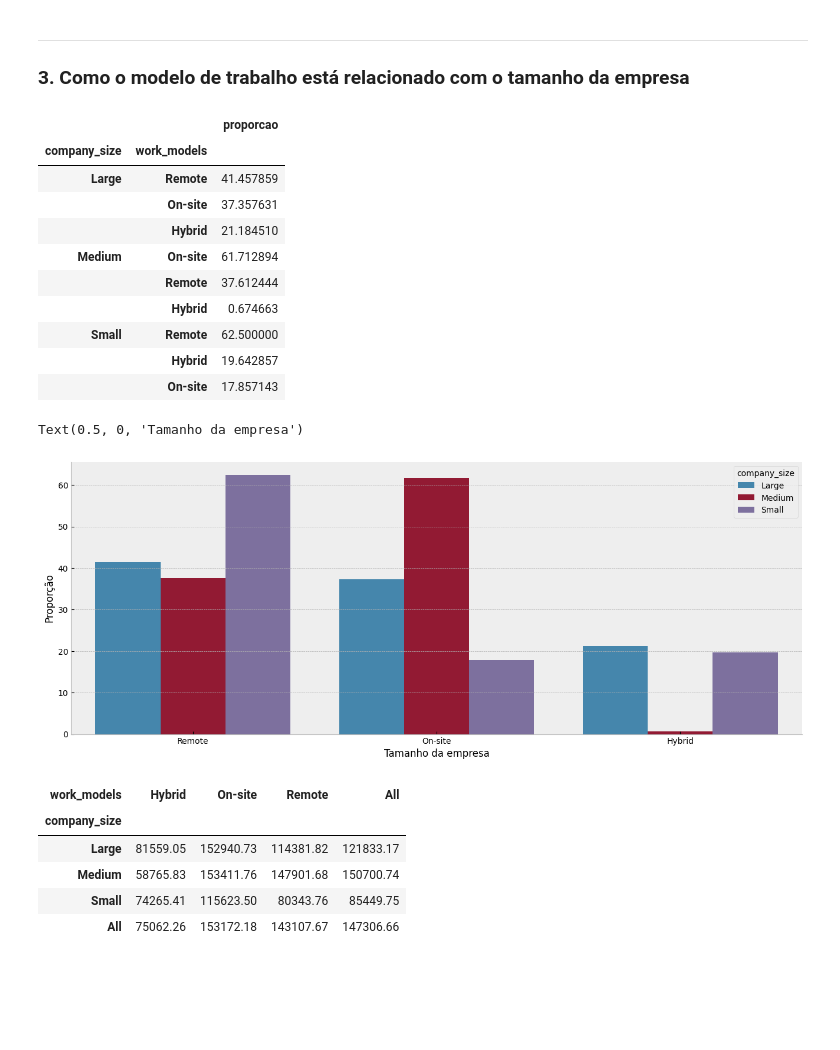
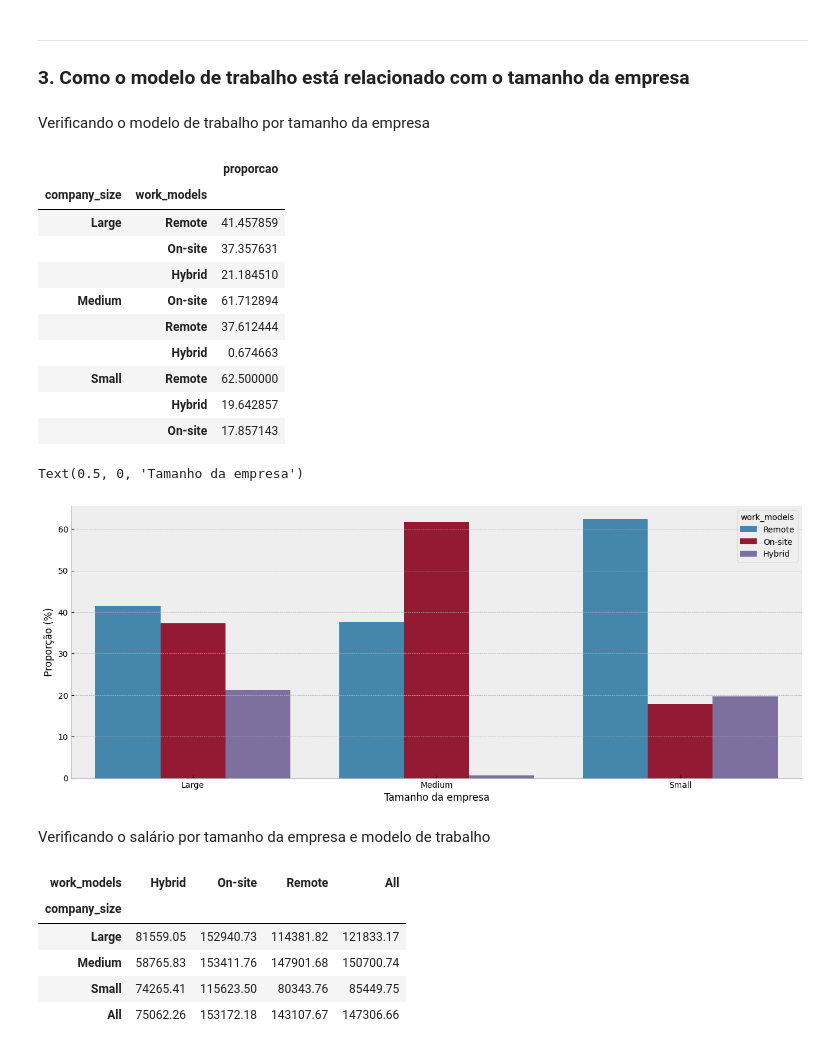
Before and after one commit to Alexandre-Esposte/dive-into-data-careers, a Jupyter notebook: notebook/data_careers_analysis.ipynb, the cells around one changed output. Drawn from its saved outputs; the diff is of its cells as text; code cells hidden in the pictures; blank space fills up the shorter version.

```diff
--- a/notebook/data_careers_analysis.ipynb
+++ b/notebook/data_careers_analysis.ipynb
@@ -952,26 +973,30 @@ fig.savefig('../images/variacao_salarioxworkmodels.png')
 # %% [markdown]
 ---
 ### **3. Como o modelo de trabalho está relacionado com o tamanho da empresa**
+# %% [markdown]
+Verificando o modelo de trabalho por tamanho da empresa
 # %%
 proporcao = estudo.groupby('company_size')['work_models'].value_counts(1).mul(100).to_frame('proporcao')
 display(proporcao)
-sns.barplot(data = proporcao.reset_index(), x='work_models',y = 'proporcao',hue='company_size')
-plt.ylabel('Proporção',size=12)
-plt.xlabel('Tamanho da empresa',size=12)
+sns.barplot(data = proporcao.reset_index(), x='company_size',y = 'proporcao',hue='work_models')
+plt.ylabel('Proporção (%)')
+plt.xlabel('Tamanho da empresa')
 # %% [output]
 |  |  | proporcao |
 | company_size | work_models |  |
 | Large | Remote | 41.457859 |
 |  | On-site | 37.357631 |
 |  | Hybrid | 21.184510 |
 | Medium | On-site | 61.712894 |
 |  | Remote | 37.612444 |
 |  | Hybrid | 0.674663 |
 | Small | Remote | 62.500000 |
 |  | Hybrid | 19.642857 |
 |  | On-site | 17.857143 |
 Text(0.5, 0, 'Tamanho da empresa')
-[figure, old version]
+[figure, new version]
+# %% [markdown]
+Verificando o salário por tamanho da empresa e modelo de trabalho
 # %%
 estudo.pivot_table(index = 'company_size', columns = 'work_models', values='salary_in_usd', margins = True).round(2)
 # %% [output]
```
Also changed, not shown: parts of 16 cells of this notebook, 1 other file.
